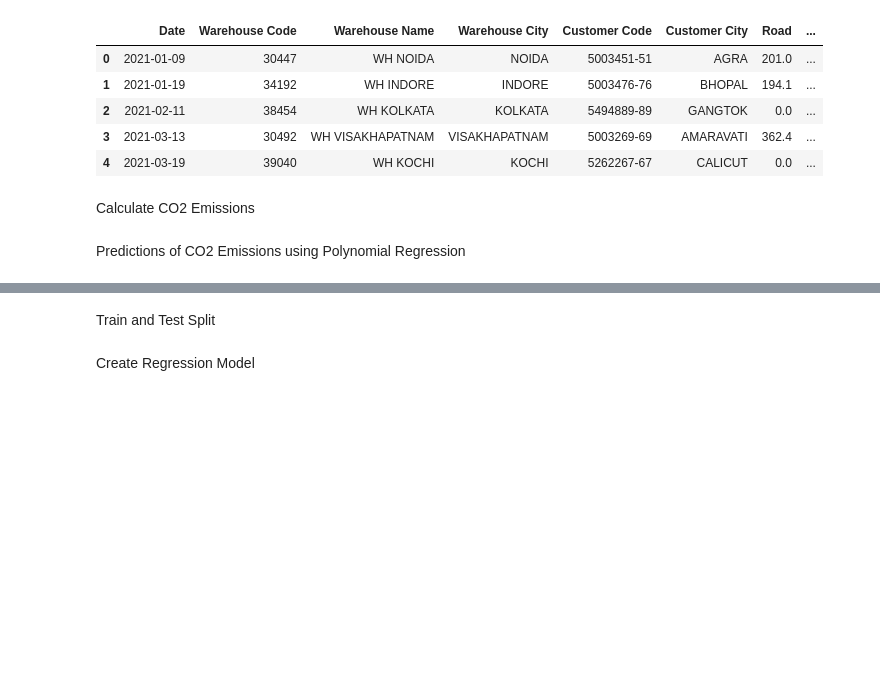
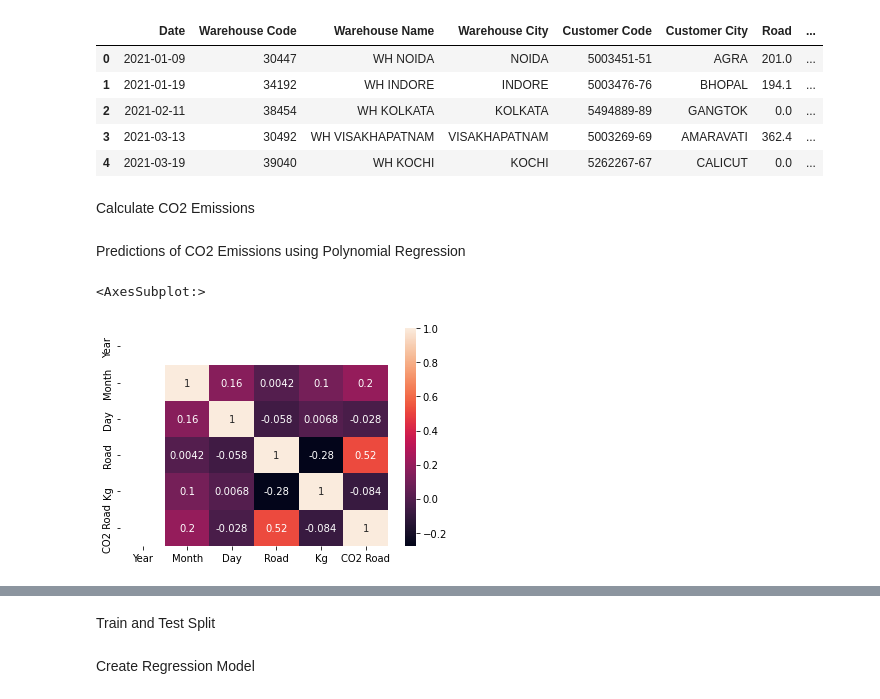
Before and after one commit to R-Gokulnaath/supply_chain_sustainability, a Jupyter notebook: SupplyChain_CarbonFootPrint.ipynb, the cells around one changed output, grey strips where cells are left out. Drawn from its saved outputs; the diff is of its cells as text; code cells hidden in the pictures; blank space fills up the shorter version.

Commit message:
heatmap

```diff
--- a/SupplyChain_CarbonFootPrint.ipynb
+++ b/SupplyChain_CarbonFootPrint.ipynb
@@ -130 +128,6 @@ X = df_grouped[['Year', 'Month', 'Day', 'Kg']]
 y = df_grouped['CO2 Road']
+# %%
+sns.heatmap(df_grouped[['Year', 'Month', 'Day', 'Road', 'Kg', 'CO2 Road']].corr(), annot=True)
+# %% [output]
+<AxesSubplot:>
+[figure, added]
```
Also changed, not shown: parts of 7 cells of this notebook.
